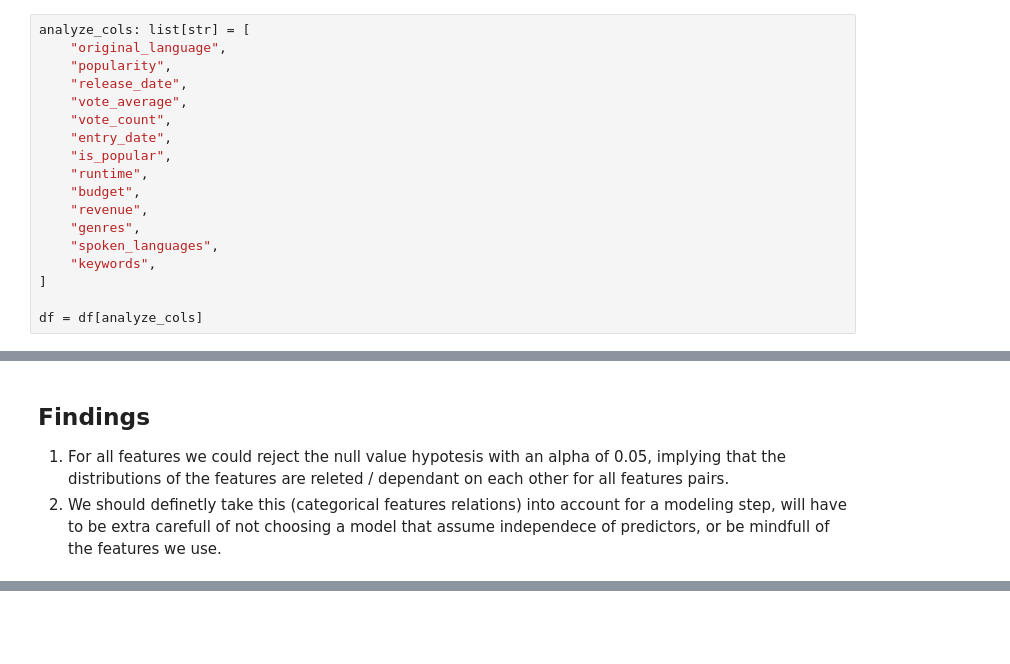
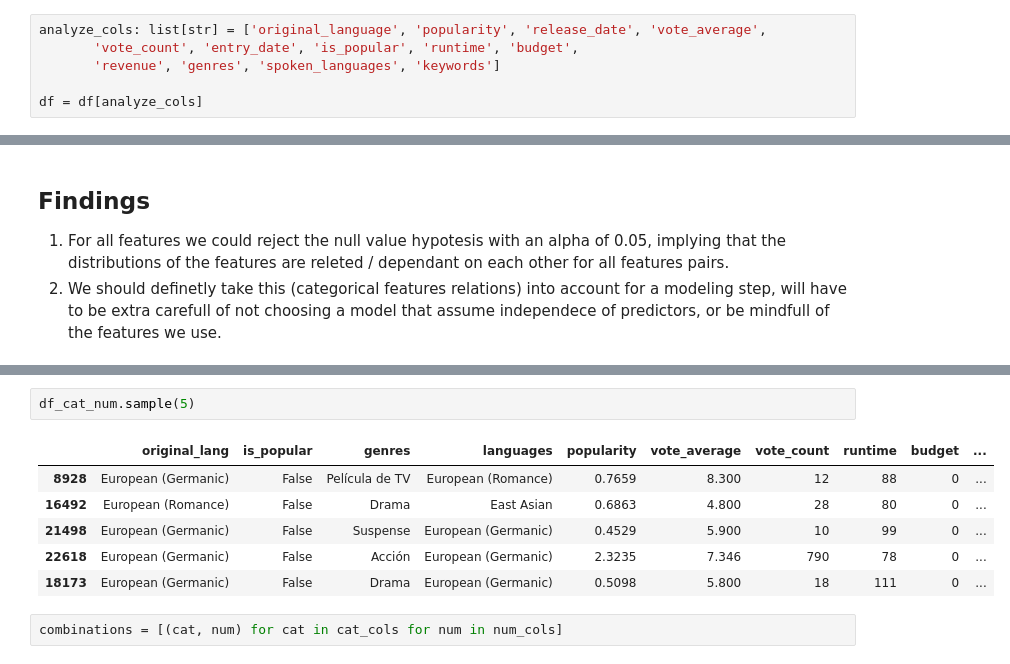
Before and after one commit to juan-gomezj4/ml-movie-recommender, a Jupyter notebook: notebooks/3-analysis/bivariate_data_analysis.ipynb, the cells around one changed output, grey strips where cells are left out. Drawn from its saved outputs; the diff is of its cells as text; blank space fills up the shorter version.

```diff
--- a/notebooks/3-analysis/bivariate_data_analysis.ipynb
+++ b/notebooks/3-analysis/bivariate_data_analysis.ipynb
@@ -69,21 +69,9 @@ dtype: int64
 - `original_title`, `title` and `poster_path` columns won't be taken.
 - `source`, `adult`, `was_ingested`, `status` and `video` columns will be discarded too as they present a constant behaviour.
 # %%
-analyze_cols: list[str] = [
-    "original_language",
-    "popularity",
-    "release_date",
-    "vote_average",
-    "vote_count",
-    "entry_date",
-    "is_popular",
-    "runtime",
-    "budget",
-    "revenue",
-    "genres",
-    "spoken_languages",
-    "keywords",
-]
+analyze_cols: list[str] = ['original_language', 'popularity', 'release_date', 'vote_average',
+       'vote_count', 'entry_date', 'is_popular', 'runtime', 'budget',
+       'revenue', 'genres', 'spoken_languages', 'keywords']
 
 df = df[analyze_cols]
 # %%
@@ -416,0 +417,11 @@ df_chi2
+# %%
+df_cat_num.sample(5)
+# %% [output]
+|  | original_lang | is_popular | genres | languages | popularity | vote_average | vote_count | runtime | budget | ... |
+| 8928 | European (Germanic) | False | Película de TV | European (Romance) | 0.7659 | 8.300 | 12 | 88 | 0 | ... |
+| 16492 | European (Romance) | False | Drama | East Asian | 0.6863 | 4.800 | 28 | 80 | 0 | ... |
+| 21498 | European (Germanic) | False | Suspense | European (Germanic) | 0.4529 | 5.900 | 10 | 99 | 0 | ... |
+| 22618 | European (Germanic) | False | Acción | European (Germanic) | 2.3235 | 7.346 | 790 | 78 | 0 | ... |
+| 18173 | European (Germanic) | False | Drama | European (Germanic) | 0.5098 | 5.800 | 18 | 111 | 0 | ... |
+# %%
+combinations = [(cat, num) for cat in cat_cols for num in num_cols]
```
Also changed, not shown: parts of 19 cells of this notebook.
